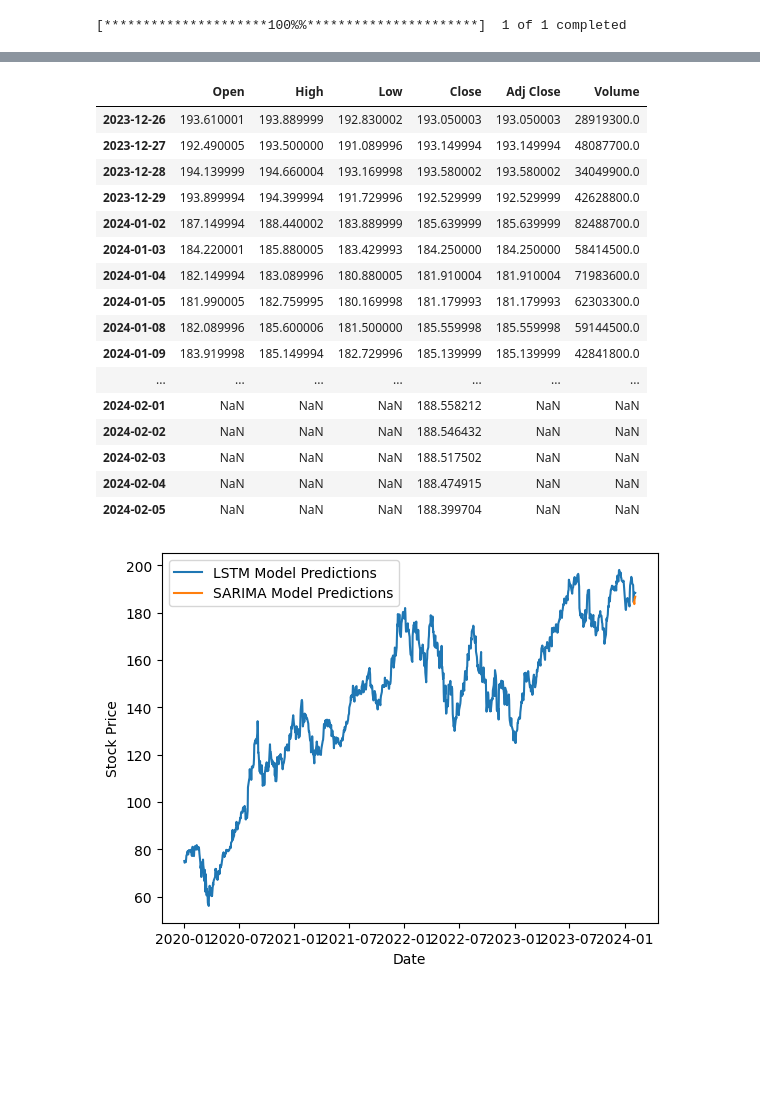
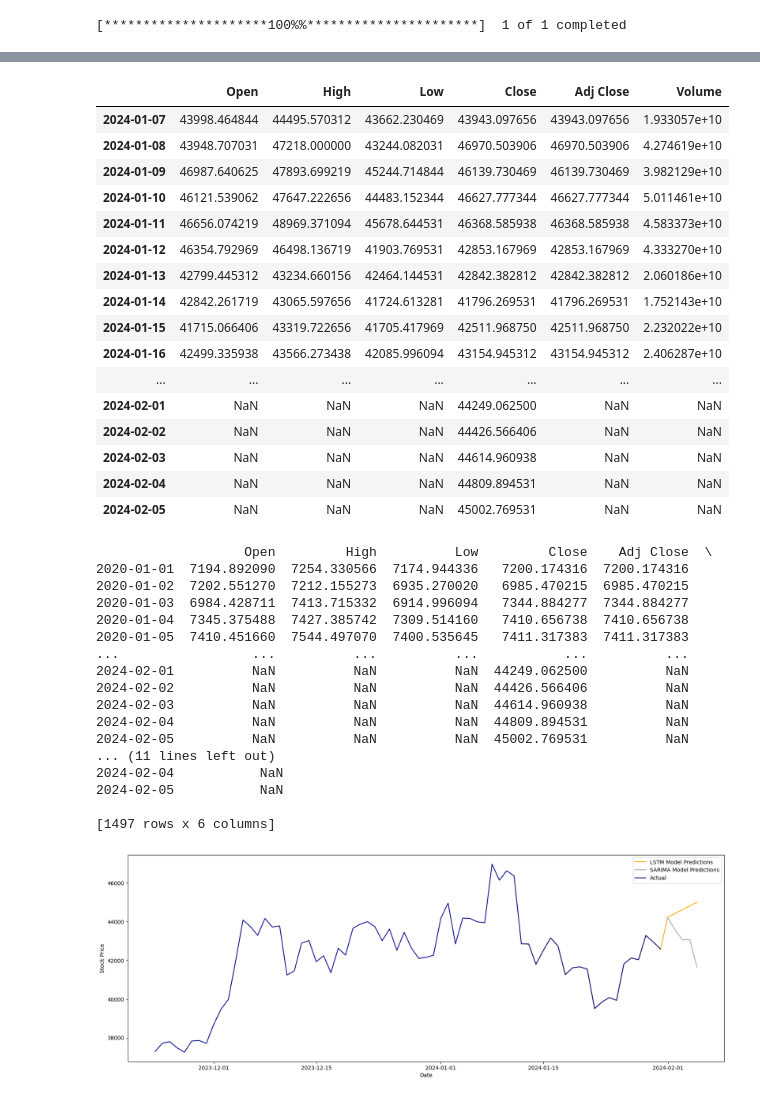
Before and after one commit to readingshapes/stock_forecasting, a Jupyter notebook: proof.ipynb, the cells around one changed output, grey strips where cells are left out. Drawn from its saved outputs; the diff is of its cells as text; code cells hidden in the pictures; blank space fills up the shorter version.

```diff
--- a/proof.ipynb
+++ b/proof.ipynb
@@ -36,7 +36,7 @@ from datetime import timedelta
 from datetime import date
 # %%
 apple_ticker = yf.Ticker("AAPL")
-apple_data = yf.download("AAPL", start = '2020-01-01', end = '2024-02-01', interval = '1d')
+apple_data = yf.download("BTC-USD", start = '2020-01-01', end = '2024-02-01', interval = '1d')
 apple_df = ss.retype(apple_data)
 
 apple_data[['stochrsi', 'macd', 'mfi']] = apple_df[['stochrsi', 'macd', 'mfi']]
@@ -209,7 +209,7 @@ plt.show()
 # %% [markdown]
 LSTM MODEL:
 # %%
-apple_data = yf.download("AAPL", start = "2020-01-01", end = '2024-02-01', interval = '1d')
+apple_data = yf.download("BTC-USD", start = "2020-01-01", end = '2024-02-01', interval = '1d')
 apple_df_test = apple_data.reset_index()
 apple_df = apple_df_test.copy()
 # %% [output]
@@ -406,31 +404,55 @@ None
 test_lstm.tail(30)
 # %% [output]
 |  | Open | High | Low | Close | Adj Close | Volume |
-| 2023-12-26 | 193.610001 | 193.889999 | 192.830002 | 193.050003 | 193.050003 | 28919300.0 |
-| 2023-12-27 | 192.490005 | 193.500000 | 191.089996 | 193.149994 | 193.149994 | 48087700.0 |
-| 2023-12-28 | 194.139999 | 194.660004 | 193.169998 | 193.580002 | 193.580002 | 34049900.0 |
-| 2023-12-29 | 193.899994 | 194.399994 | 191.729996 | 192.529999 | 192.529999 | 42628800.0 |
-| 2024-01-02 | 187.149994 | 188.440002 | 183.889999 | 185.639999 | 185.639999 | 82488700.0 |
-| 2024-01-03 | 184.220001 | 185.880005 | 183.429993 | 184.250000 | 184.250000 | 58414500.0 |
-| 2024-01-04 | 182.149994 | 183.089996 | 180.880005 | 181.910004 | 181.910004 | 71983600.0 |
-| 2024-01-05 | 181.990005 | 182.759995 | 180.169998 | 181.179993 | 181.179993 | 62303300.0 |
-| 2024-01-08 | 182.089996 | 185.600006 | 181.500000 | 185.559998 | 185.559998 | 59144500.0 |
-| 2024-01-09 | 183.919998 | 185.149994 | 182.729996 | 185.139999 | 185.139999 | 42841800.0 |
+| 2024-01-07 | 43998.464844 | 44495.570312 | 43662.230469 | 43943.097656 | 43943.097656 | 1.933057e+10 |
+| 2024-01-08 | 43948.707031 | 47218.000000 | 43244.082031 | 46970.503906 | 46970.503906 | 4.274619e+10 |
+| 2024-01-09 | 46987.640625 | 47893.699219 | 45244.714844 | 46139.730469 | 46139.730469 | 3.982129e+10 |
+| 2024-01-10 | 46121.539062 | 47647.222656 | 44483.152344 | 46627.777344 | 46627.777344 | 5.011461e+10 |
+| 2024-01-11 | 46656.074219 | 48969.371094 | 45678.644531 | 46368.585938 | 46368.585938 | 4.583373e+10 |
+| 2024-01-12 | 46354.792969 | 46498.136719 | 41903.769531 | 42853.167969 | 42853.167969 | 4.333270e+10 |
+| 2024-01-13 | 42799.445312 | 43234.660156 | 42464.144531 | 42842.382812 | 42842.382812 | 2.060186e+10 |
+| 2024-01-14 | 42842.261719 | 43065.597656 | 41724.613281 | 41796.269531 | 41796.269531 | 1.752143e+10 |
+| 2024-01-15 | 41715.066406 | 43319.722656 | 41705.417969 | 42511.968750 | 42511.968750 | 2.232022e+10 |
+| 2024-01-16 | 42499.335938 | 43566.273438 | 42085.996094 | 43154.945312 | 43154.945312 | 2.406287e+10 |
 | ... | ... | ... | ... | ... | ... | ... |
-| 2024-02-01 | NaN | NaN | NaN | 188.558212 | NaN | NaN |
-| 2024-02-02 | NaN | NaN | NaN | 188.546432 | NaN | NaN |
-| 2024-02-03 | NaN | NaN | NaN | 188.517502 | NaN | NaN |
-| 2024-02-04 | NaN | NaN | NaN | 188.474915 | NaN | NaN |
-| 2024-02-05 | NaN | NaN | NaN | 188.399704 | NaN | NaN |
+| 2024-02-01 | NaN | NaN | NaN | 44249.062500 | NaN | NaN |
+| 2024-02-02 | NaN | NaN | NaN | 44426.566406 | NaN | NaN |
+| 2024-02-03 | NaN | NaN | NaN | 44614.960938 | NaN | NaN |
+| 2024-02-04 | NaN | NaN | NaN | 44809.894531 | NaN | NaN |
+| 2024-02-05 | NaN | NaN | NaN | 45002.769531 | NaN | NaN |
 # %%
 import matplotlib.pyplot as graph
-graph.plot(test_lstm["Close"], label = "LSTM Model Predictions")
-graph.plot(test["Prediction"], label = "SARIMA Model Predictions")
+
+print(test_lstm)
+graph.figure(figsize=(20,7))
+graph.plot((test_lstm["Close"][-25:]), label = "LSTM Model Predictions", color = 'orange')
+#graph.plot(p, label = "LSTM Model Predictions", color = 'orange')
+graph.plot(test["Prediction"][-25:], label = "SARIMA Model Predictions", color = 'darkgrey')
+graph.plot(test["Actual"][-75:], label = "Actual", color = 'darkblue')
 graph.xlabel('Date')
 graph.ylabel('Stock Price')
 graph.legend()
+#graph.size((12,7))
+
 graph.savefig('test.png')
 graph.show()
 # %% [output]
+                   Open         High          Low         Close    Adj Close  \
+2020-01-01  7194.892090  7254.330566  7174.944336   7200.174316  7200.174316
+2020-01-02  7202.551270  7212.155273  6935.270020   6985.470215  6985.470215
+2020-01-03  6984.428711  7413.715332  6914.996094   7344.884277  7344.884277
+2020-01-04  7345.375488  7427.385742  7309.514160   7410.656738  7410.656738
+2020-01-05  7410.451660  7544.497070  7400.535645   7411.317383  7411.317383
+...                 ...          ...          ...           ...          ...
+2024-02-01          NaN          NaN          NaN  44249.062500          NaN
+2024-02-02          NaN          NaN          NaN  44426.566406          NaN
+2024-02-03          NaN          NaN          NaN  44614.960938          NaN
+2024-02-04          NaN          NaN          NaN  44809.894531          NaN
+2024-02-05          NaN          NaN          NaN  45002.769531          NaN
+... (11 lines left out)
+2024-02-04           NaN
+2024-02-05           NaN
+
+[1497 rows x 6 columns]
-[figure, old version]
+[figure, new version]
 # %%
```
Also changed, not shown: parts of 17 cells of this notebook, 1 other file.
